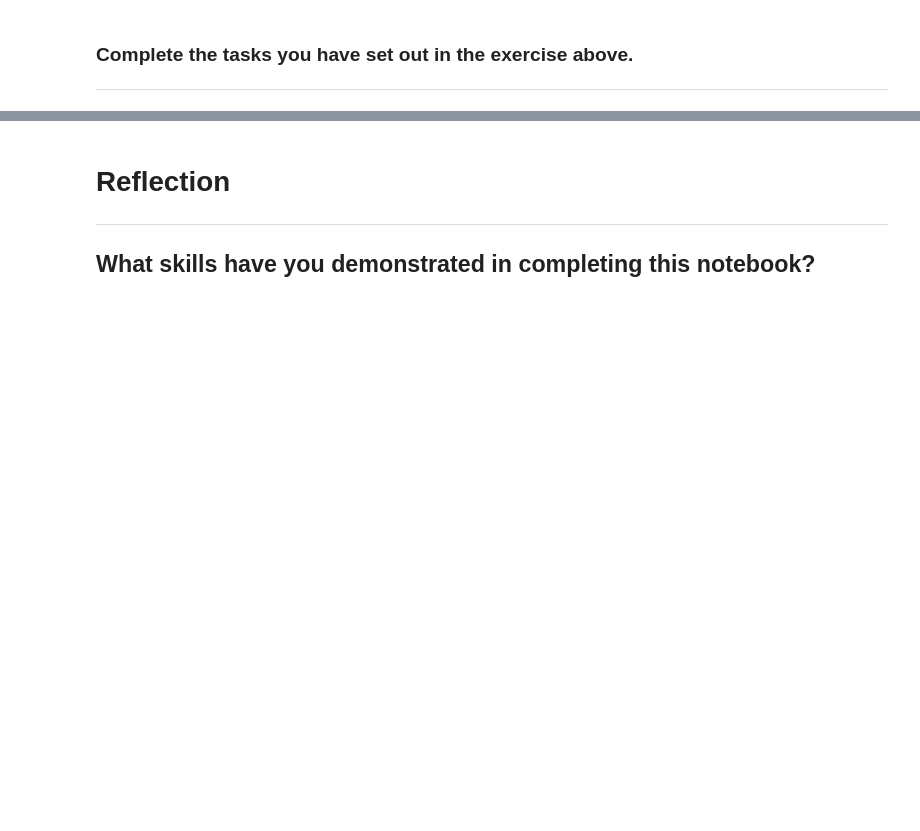
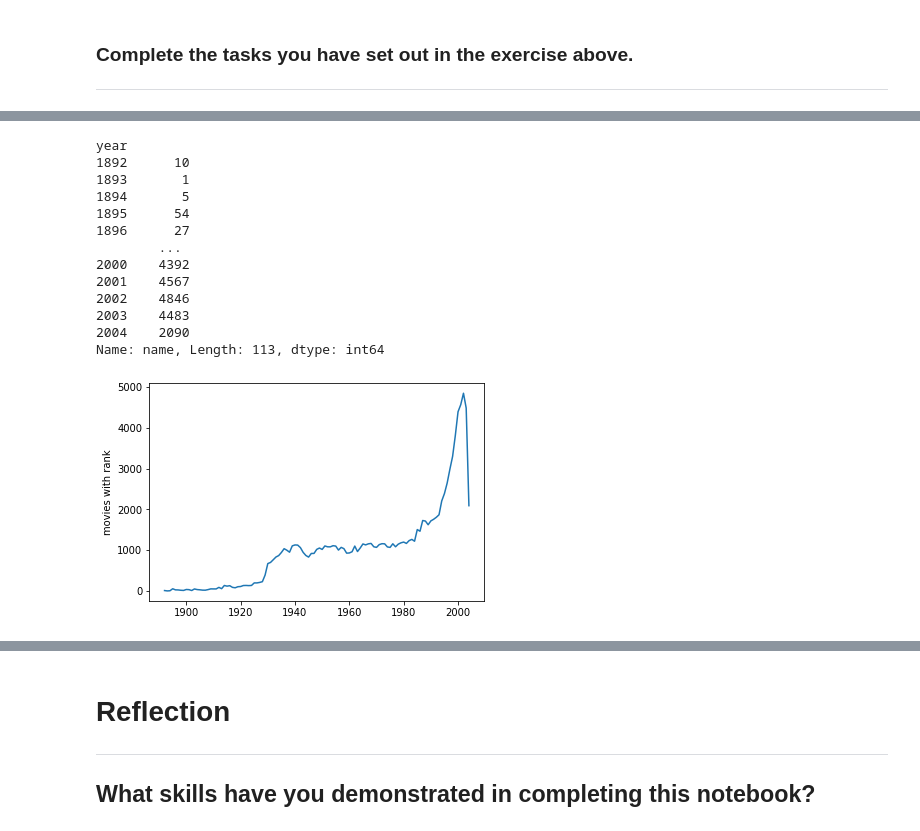
Before and after one commit to UnaRam/pythonFundamemtals, a Jupyter notebook: Una__10_2_Movies_Project.ipynb, the cells around one changed output, grey strips where cells are left out. Cells and saved outputs as stored; diff of their text form; code cells hidden in the pictures; blank space fills up the shorter version.

```diff
--- a/Una__10_2_Movies_Project.ipynb
+++ b/Una__10_2_Movies_Project.ipynb
@@ -386,0 +436,24 @@ Type your answer here
+# %%
+year_rank = filtered_rank_df.groupby(['year'])
+display(year_rank['name'].count())
+rank_series = year_rank['name'].count()
+x = rank_series.index
+y = rank_series.values
+plt1 = plt.plot(x,y)
+plt.ylabel("movies with rank")
+plt.show()
+# %% [output]
+year
+1892      10
+1893       1
+1894       5
+1895      54
+1896      27
+        ...
+2000    4392
+2001    4567
+2002    4846
+2003    4483
+2004    2090
+Name: name, Length: 113, dtype: int64
+[figure, added]
```
Also changed, not shown: parts of 15 cells of this notebook.
